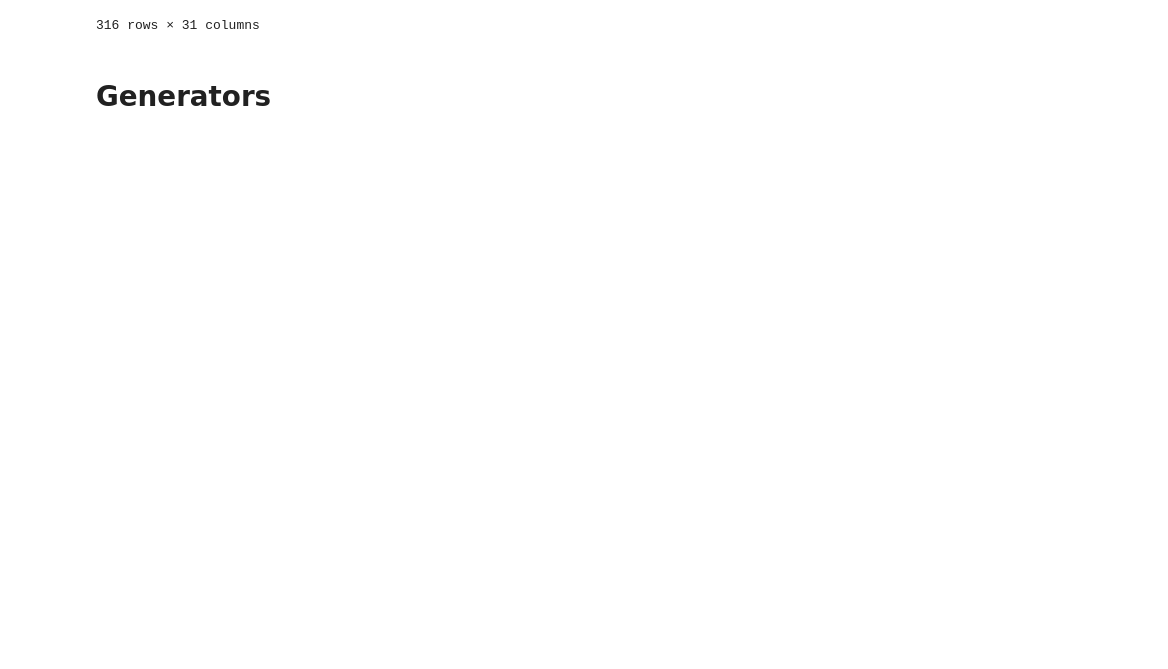
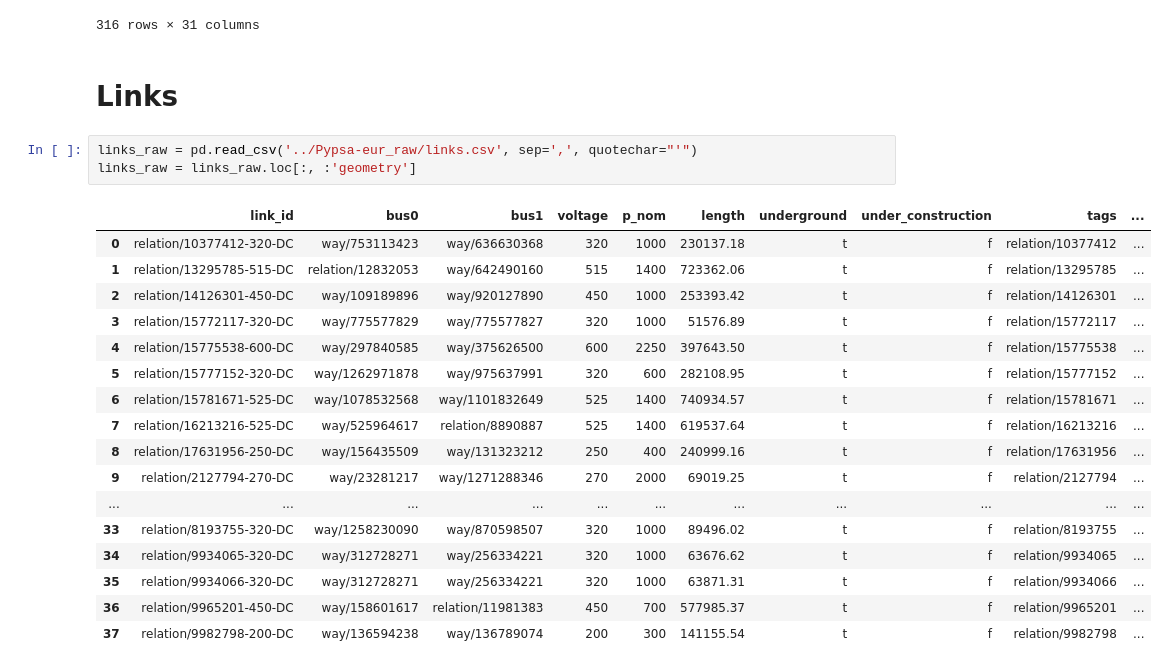
Before and after one commit to zhichuanma/Nature-EV, a Jupyter notebook: data/prerun/Datasets_in_GB.ipynb, the cells around one changed output. Cells and saved outputs as stored; diff of their text form; blank space fills up the shorter version.

Commit message:
links added

```diff
--- a/data/prerun/Datasets_in_GB.ipynb
+++ b/data/prerun/Datasets_in_GB.ipynb
@@ -88,4 +91,25 @@ FES2021_demandpk
 | WYMOM_1 | WYMOM_1 | 249.2 | 242.7 | 237.7 | 236.4 | 238.1 | 241.5 | 249.6 | ... |
 316 rows × 31 columns
 # %% [markdown]
-# Generators
+# Links
+# %%
+links_raw = pd.read_csv('../Pypsa-eur_raw/links.csv', sep=',', quotechar="'")
+links_raw = links_raw.loc[:, :'geometry']
+# %% [output]
+|  | link_id | bus0 | bus1 | voltage | p_nom | length | underground | under_construction | tags | ... |
+| 0 | relation/10377412-320-DC | way/753113423 | way/636630368 | 320 | 1000 | 230137.18 | t | f | relation/10377412 | ... |
+| 1 | relation/13295785-515-DC | relation/12832053 | way/642490160 | 515 | 1400 | 723362.06 | t | f | relation/13295785 | ... |
+| 2 | relation/14126301-450-DC | way/109189896 | way/920127890 | 450 | 1000 | 253393.42 | t | f | relation/14126301 | ... |
+| 3 | relation/15772117-320-DC | way/775577829 | way/775577827 | 320 | 1000 | 51576.89 | t | f | relation/15772117 | ... |
+| 4 | relation/15775538-600-DC | way/297840585 | way/375626500 | 600 | 2250 | 397643.50 | t | f | relation/15775538 | ... |
+| 5 | relation/15777152-320-DC | way/1262971878 | way/975637991 | 320 | 600 | 282108.95 | t | f | relation/15777152 | ... |
+| 6 | relation/15781671-525-DC | way/1078532568 | way/1101832649 | 525 | 1400 | 740934.57 | t | f | relation/15781671 | ... |
+| 7 | relation/16213216-525-DC | way/525964617 | relation/8890887 | 525 | 1400 | 619537.64 | t | f | relation/16213216 | ... |
+| 8 | relation/17631956-250-DC | way/156435509 | way/131323212 | 250 | 400 | 240999.16 | t | f | relation/17631956 | ... |
+| 9 | relation/2127794-270-DC | way/23281217 | way/1271288346 | 270 | 2000 | 69019.25 | t | f | relation/2127794 | ... |
+| ... | ... | ... | ... | ... | ... | ... | ... | ... | ... | ... |
+| 33 | relation/8193755-320-DC | way/1258230090 | way/870598507 | 320 | 1000 | 89496.02 | t | f | relation/8193755 | ... |
+| 34 | relation/9934065-320-DC | way/312728271 | way/256334221 | 320 | 1000 | 63676.62 | t | f | relation/9934065 | ... |
+| 35 | relation/9934066-320-DC | way/312728271 | way/256334221 | 320 | 1000 | 63871.31 | t | f | relation/9934066 | ... |
+| 36 | relation/9965201-450-DC | way/158601617 | relation/11981383 | 450 | 700 | 577985.37 | t | f | relation/9965201 | ... |
+| 37 | relation/9982798-200-DC | way/136594238 | way/136789074 | 200 | 300 | 141155.54 | t | f | relation/9982798 | ... |
```
Also changed, not shown: parts of 2 cells of this notebook, 4 other files.
